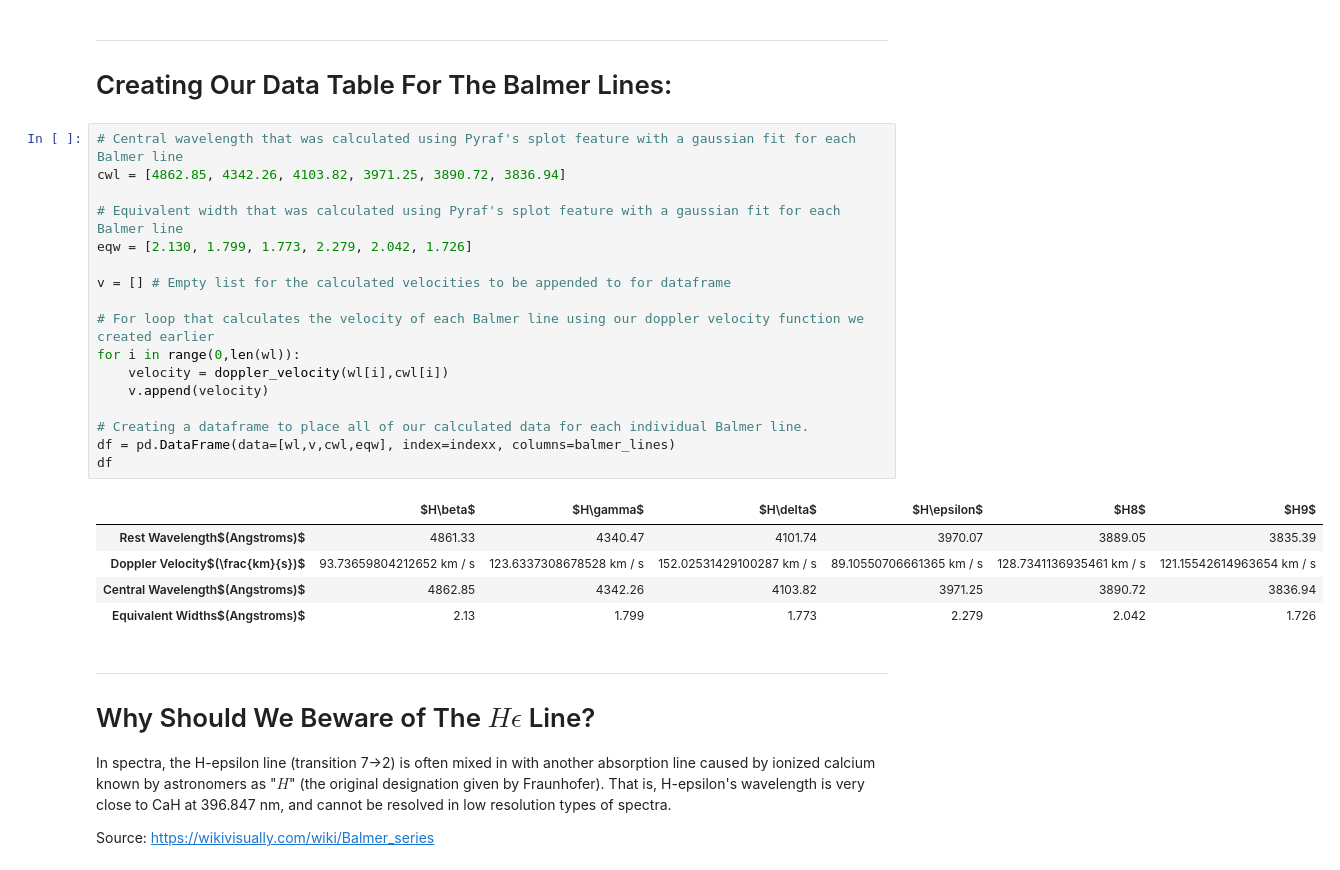
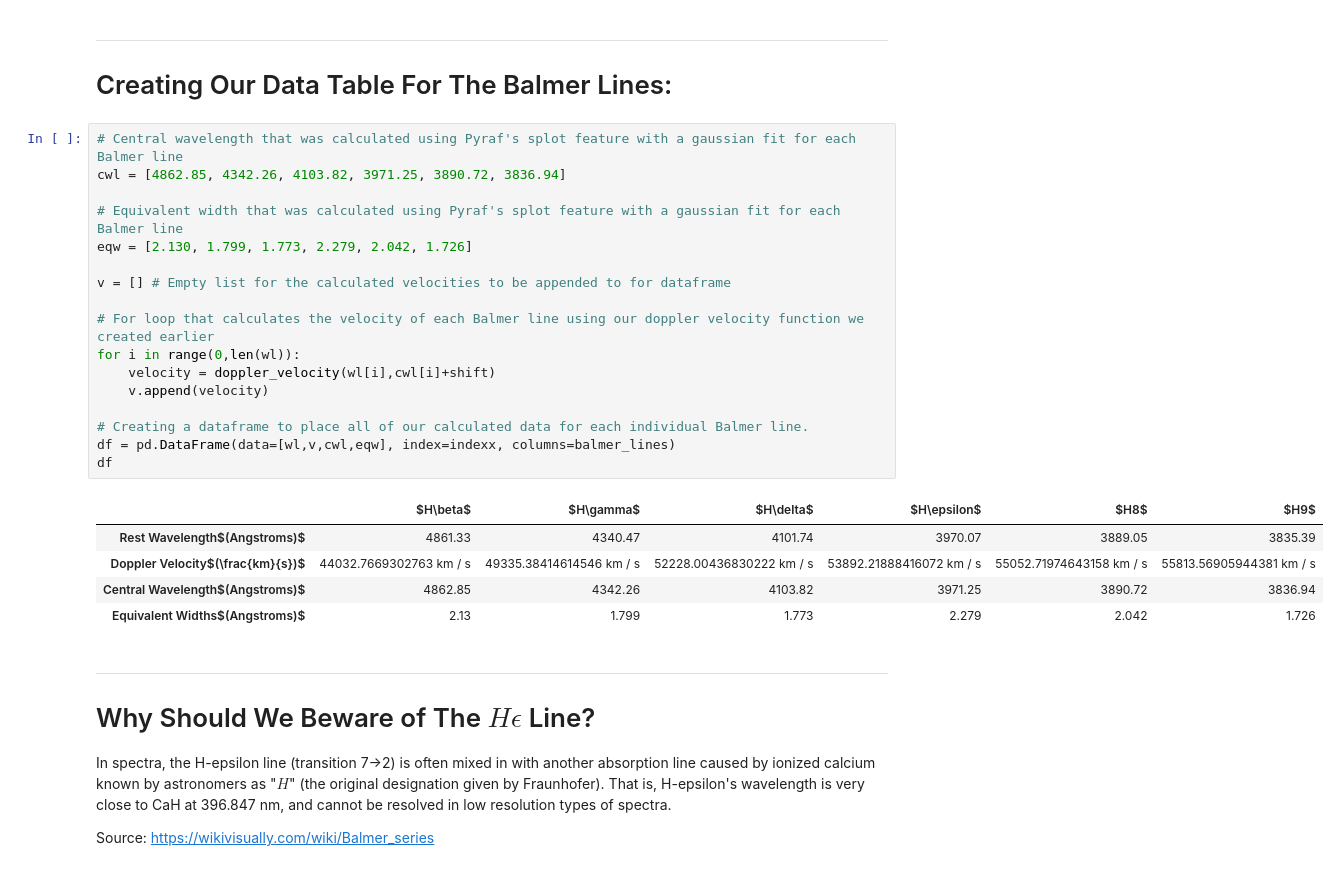
Before and after one commit to Spencer-Long/Spectroscopy-, a Jupyter notebook: HW_5.ipynb, the cells around one changed output. Cells and saved outputs as stored; diff of their text form.

```diff
--- a/HW_5.ipynb
+++ b/HW_5.ipynb
@@ -217,24 +217,24 @@ plt.show()
 # %%
 # Central wavelength that was calculated using Pyraf's splot feature with a gaussian fit for each Balmer line
 cwl = [4862.85, 4342.26, 4103.82, 3971.25, 3890.72, 3836.94]
 
 # Equivalent width that was calculated using Pyraf's splot feature with a gaussian fit for each Balmer line
 eqw = [2.130, 1.799, 1.773, 2.279, 2.042, 1.726]
 
 v = [] # Empty list for the calculated velocities to be appended to for dataframe
 
 # For loop that calculates the velocity of each Balmer line using our doppler velocity function we created earlier
 for i in range(0,len(wl)):
-    velocity = doppler_velocity(wl[i],cwl[i])
+    velocity = doppler_velocity(wl[i],cwl[i]+shift)
     v.append(velocity)
 
 # Creating a dataframe to place all of our calculated data for each individual Balmer line.
 df = pd.DataFrame(data=[wl,v,cwl,eqw], index=indexx, columns=balmer_lines)
 df
 # %% [output]
 |  | $H\beta$ | $H\gamma$ | $H\delta$ | $H\epsilon$ | $H8$ | $H9$ |
 | Rest Wavelength$(Angstroms)$ | 4861.33 | 4340.47 | 4101.74 | 3970.07 | 3889.05 | 3835.39 |
-| Doppler Velocity$(\frac{km}{s})$ | 93.73659804212652 km / s | 123.6337308678528 km / s | 152.02531429100287 km / s | 89.10550706661365 km / s | 128.7341136935461 km / s | 121.15542614963654 km / s |
+| Doppler Velocity$(\frac{km}{s})$ | 44032.7669302763 km / s | 49335.38414614546 km / s | 52228.00436830222 km / s | 53892.21888416072 km / s | 55052.71974643158 km / s | 55813.56905944381 km / s |
 | Central Wavelength$(Angstroms)$ | 4862.85 | 4342.26 | 4103.82 | 3971.25 | 3890.72 | 3836.94 |
 | Equivalent Widths$(Angstroms)$ | 2.13 | 1.799 | 1.773 | 2.279 | 2.042 | 1.726 |
 # %% [markdown]
```
